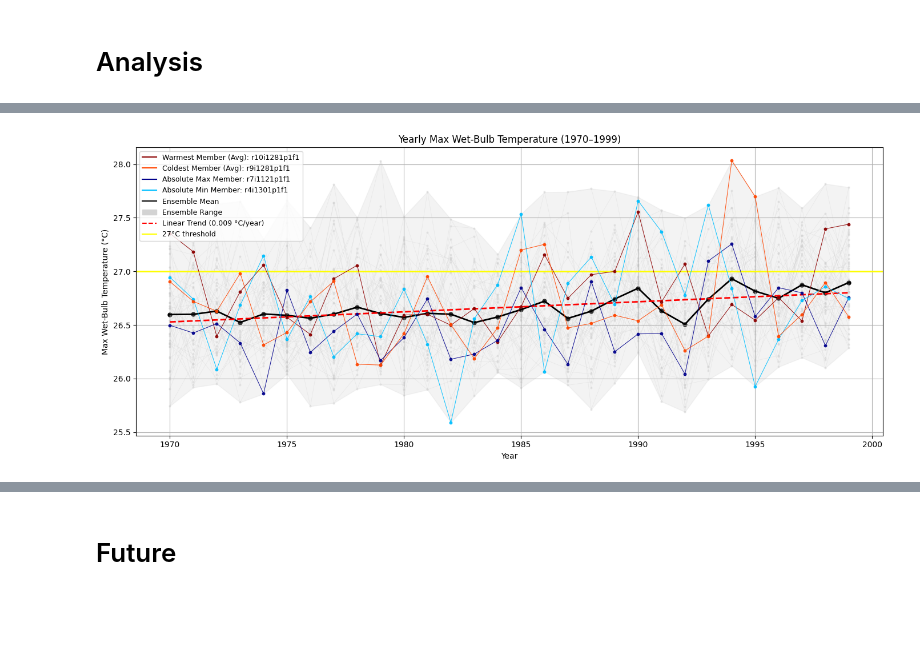
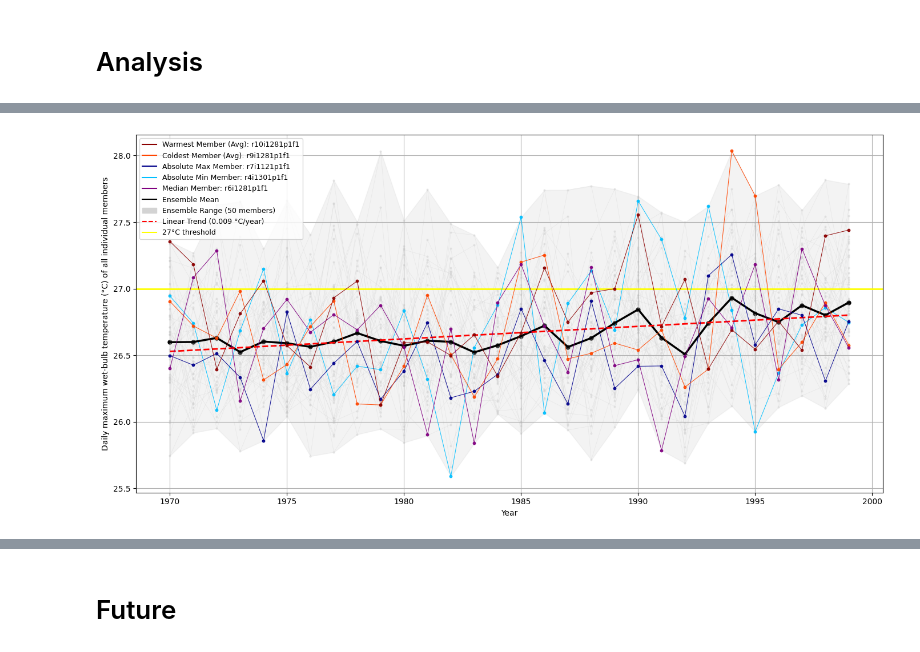
Before and after one commit to sundin01/climate_risk_assessment, a Jupyter notebook: vignettes/cra_workflow_bigler.ipynb, the cells around one changed output, grey strips where cells are left out. Saved outputs shown, nothing was run; the diff lists cells and outputs as text; code cells hidden in the pictures; blank space fills up the shorter version.

```diff
--- a/vignettes/cra_workflow_bigler.ipynb
+++ b/vignettes/cra_workflow_bigler.ipynb
@@ -300,7 +422,6 @@ min_TWB = TWB_max_per_year.min(dim='member_id')
 max_TWB = TWB_max_per_year.max(dim='member_id')
 
 # Linear regression on yearly ensemble mean
-from scipy.stats import linregress
 years = mean_TWB.year.values
 slope, intercept, r_value, p_value, std_err = linregress(years, mean_TWB.values)
 trend_line = intercept + slope * years
@@ -324,7 +445,9 @@ coldest_member_values = TWB_max_per_year.sel(member_id=coldest_member)
 max_member_values = TWB_max_per_year.sel(member_id=max_member)
 min_member_values = TWB_max_per_year.sel(member_id=min_member)
 
-plt.figure(figsize=(14, 6))
+highlighted_member = "r6i1281p1f1"
+
+plt.figure(figsize=(14, 7))
 plt.axhline(y=27, color='yellow', linestyle='-', linewidth=2)
 # Track which labels have already been added to avoid duplicates
 plotted_labels = set()
@@ -332,10 +455,14 @@ plotted_labels = set()
 for member in TWB_max_per_year.member_id.values:
     data = TWB_max_per_year.sel(member_id=member)
 
-    if member == warmest_member:
+    if member == highlighted_member:
+        line_color = 'purple'
+        label = f'Highlighted Member ({highlighted_member})'
+        zorder = 5
+    elif member == warmest_member:
         line_color = 'darkred'
         label = 'Warmest (Avg)'
-        zorder = 3
+        zorder = 5
     elif member == max_member:
         line_color = 'orangered'
         label = 'Absolute Max'
@@ -347,7 +474,7 @@ for member in TWB_max_per_year.member_id.values:
     elif member == min_member:
         line_color = 'deepskyblue'
         label = 'Absolute Min'
-        zorder = 4
+        zorder = 2
     else:
         line_color = 'lightgray'
         label = None
@@ -378,38 +505,39 @@ for member in TWB_max_per_year.member_id.values:
     )
 
 # Ensemble mean
-plt.plot(years, mean_TWB, color='black', linewidth=2, label='Ensemble Mean')
+plt.plot(years, mean_TWB, color='black', linewidth=2.5, label='Ensemble Mean')
 plt.scatter(years, mean_TWB, color='black', s=25)
 
 # Shaded ensemble range
 plt.fill_between(years, min_TWB, max_TWB, color='lightgray', alpha=0.25)
 
 # Trend line
 plt.plot(years, trend_line, color='red', linestyle='--', linewidth=2)
 
 # Custom legend (in specific order)
 custom_lines = [
     Line2D([], [], color='darkred', lw=1.5, label=f"Warmest Member (Avg): {warmest_member}"),
     Line2D([], [], color='orangered', lw=1.5, label=f"Coldest Member (Avg): {coldest_member}"),
     Line2D([], [], color='darkblue', lw=1.5, label=f"Absolute Max Member: {max_member}"),
     Line2D([], [], color='deepskyblue', lw=1.5, label=f"Absolute Min Member: {min_member}"),
+    Line2D([], [], color='purple', lw=1.5, label=f"Median Member: {highlighted_member}"),  # Add highlighted member to legend
     Line2D([], [], color='black', lw=1.5, label='Ensemble Mean'),
-    Patch(facecolor='lightgray', edgecolor='lightgray', label='Ensemble Range'),
+    Patch(facecolor='lightgray', edgecolor='lightgray', label='Ensemble Range (50 members)'),
     Line2D([], [], color='red', linestyle='--', lw=1.5, label=f'Linear Trend ({slope:.3f} °C/year)'),
     Line2D([], [], color='yellow', lw=1.5, label='27°C threshold'),
 ]
 
 plt.legend(handles=custom_lines, loc='upper left', fontsize=9)
 
 # Labels and formatting
 plt.xlabel("Year")
-plt.ylabel("Max Wet-Bulb Temperature (°C)")
-plt.title("Yearly Max Wet-Bulb Temperature (1970–1999)")
+plt.ylabel("Daily maximum wet-bulb temperature (°C) of all individual members")
+plt.title(None)
 plt.grid(True)
 plt.tight_layout()
 
-plt.savefig('../analysis/figures/ensemble_members_1970_1999.png', dpi=1000, bbox_inches='tight')
+plt.savefig('../analysis/figures/historic/ensemble_members_1970_1999.png', dpi=1000, bbox_inches='tight')
 
 plt.show()
 # %% [output]
-[figure, old version]
+[figure, new version]
```
Also changed, not shown: parts of 36 cells of this notebook.
